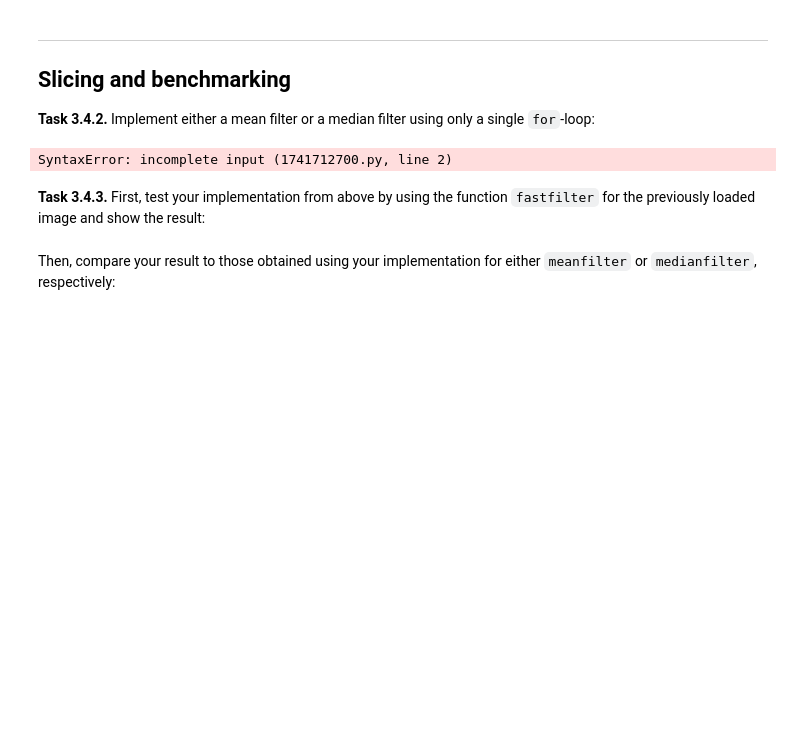
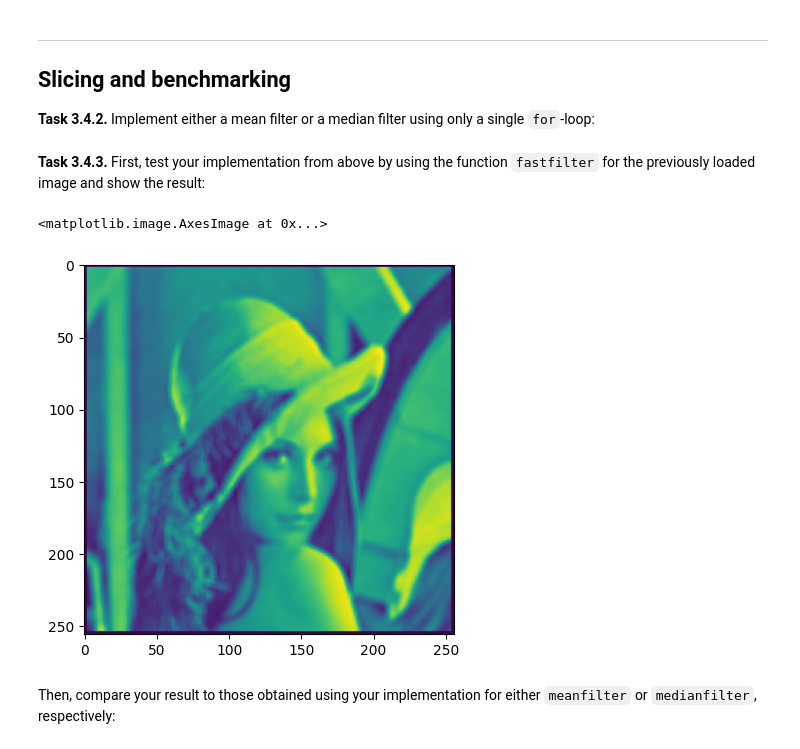
Before and after one commit to mpcaro/mobi-fs3-python, a Jupyter notebook: task3.ipynb, the cells around one changed output. Drawn from its saved outputs; the diff is of its cells as text; code cells hidden in the pictures; blank space fills up the shorter version.

```diff
--- a/task3.ipynb
+++ b/task3.ipynb
@@ -138,7 +138,7 @@ kein Rand in `scipy.ndimage`
 
 **<a id="#">Task 3.4.2.</a>** Implement either a mean filter or a median filter using only a single `for`-loop:
 # %%
-def fastfilter(img, fsize):
+def fastfilterx(img, fsize):
     result = numpy.zeros(img.shape)
     n = (fsize - 1) // 2
     for p in numpy.ndindex(img.shape[0]-2*n,img.shape[1]-2*n):
@@ -150,9 +150,25 @@ def fastfilter(img, fsize):
         neighborhood_mean = neighborhood_sum / (fsize * fsize)
         result[p[0]+n, p[1]+n] = neighborhood_mean
     return result
+
+def fastfilter(img, fsize):
+    result = numpy.zeros(img.shape)
+    n = (fsize - 1) // 2
+    for p in numpy.ndindex(img.shape[0]-2*n,img.shape[1]-2*n):
+        i = p[0]
+        j = p[1]
+        imgmod = img[i:(i+fsize), j:(j+fsize)]
+        mean = imgmod.mean()
+        result[p[0]+n, p[1]+n] = mean
+    return result
-# %% [output]
-SyntaxError: incomplete input (1741712700.py, line 2)
 # %% [markdown]
 **<a id="#">Task 3.4.3.</a>** First, test your implementation from above by using the function `fastfilter` for the previously loaded image and show the result:
+# %%
+lena.copy()
+meinefilterlena3 = fastfilter(lena, 5)
+plt.imshow(fastfilter(lena, 5))
+# %% [output]
+<matplotlib.image.AxesImage at 0x...>
+[figure, added]
 # %% [markdown]
 Then, compare your result to those obtained using your implementation for either `meanfilter` or `medianfilter`, respectively:
```
Also changed, not shown: parts of 3 cells of this notebook.
